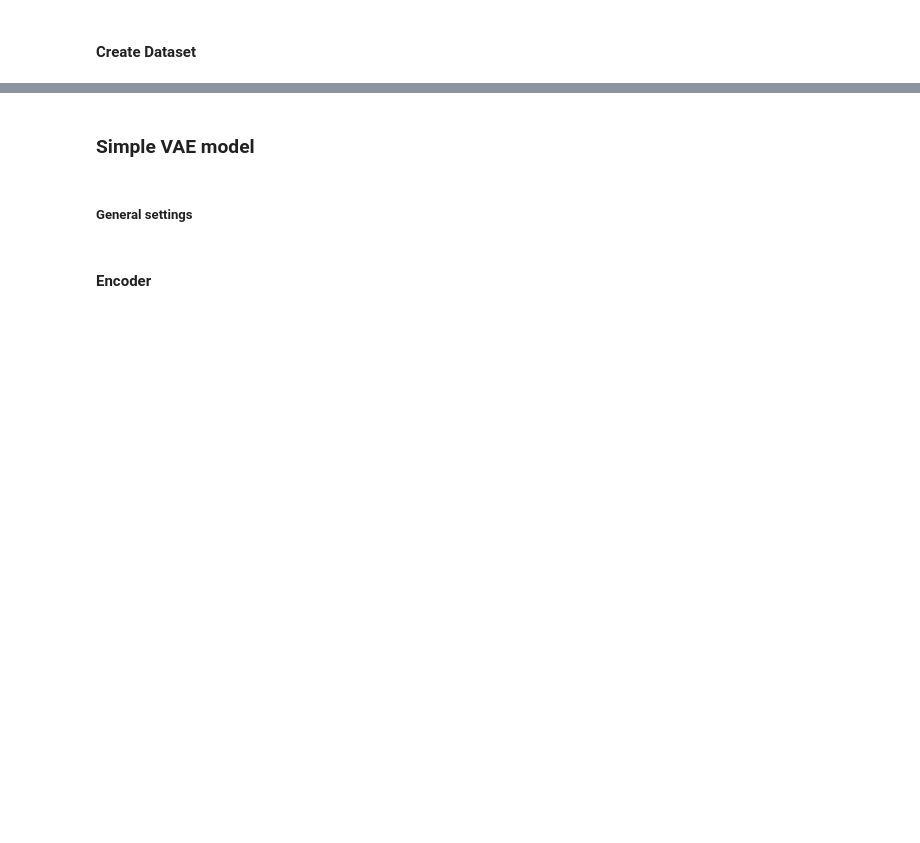
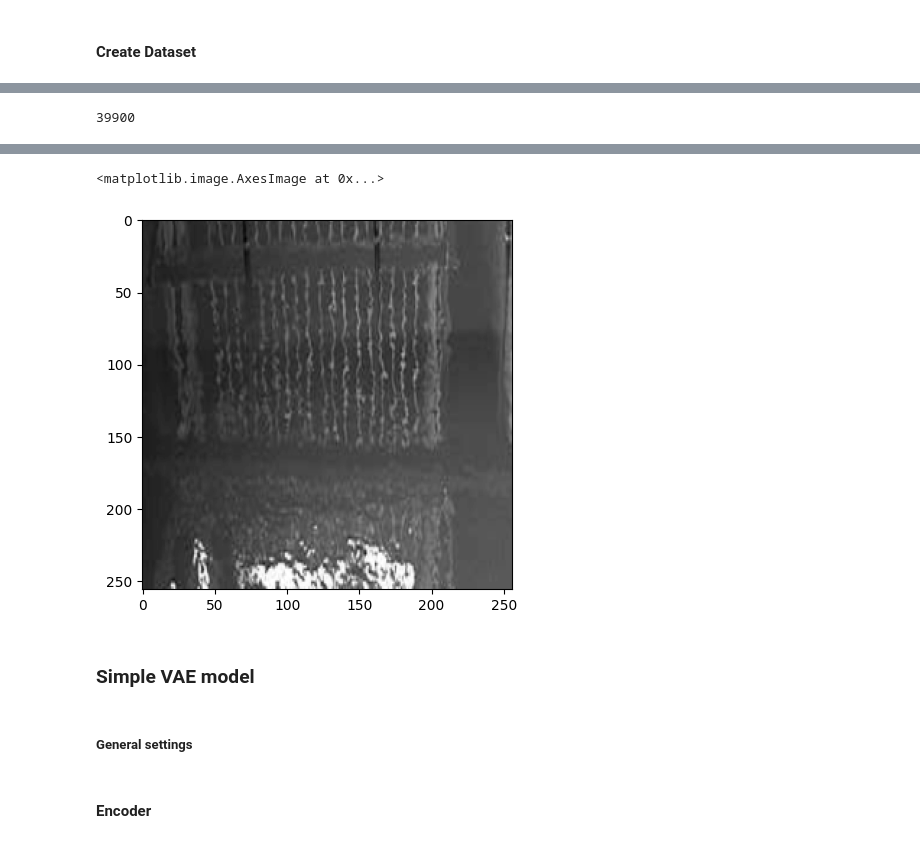
Before and after one commit to EmbeddedAndMore/AD-VAE, a Jupyter notebook: vae.ipynb, the cells around one changed output, grey strips where cells are left out. Cells and saved outputs as stored; diff of their text form; code cells hidden in the pictures; blank space fills up the shorter version.

```diff
--- a/vae.ipynb
+++ b/vae.ipynb
@@ -20,7 +21,8 @@ from joblib import Parallel, delayed
 # %%
 class TrashDataset(Dataset):
 
-    def __init__(self, root_dir, train=True, transform=None):
+    def __init__(self, root_dir, train=True, transform=None, grayscale = True):
+        self.images = []
         self.root_dir = root_dir
         self.transform = transform
         if train:
@@ -29,10 +31,25 @@ class TrashDataset(Dataset):
             self.dataset_path = os.path.join(root_dir,"test/**/*.png")
         self.files = glob.glob(self.dataset_path, recursive=True)
 
+        self.files = self.files[:int(len(self.files)/100) * 100]
+
         if not transform:
             # if no transform is passed do a resize
-            tf = T.Compose([T.Resize((256,256)), T.ToGray(), T.ToTensor()])
+            transformations = [T.Resize((256,256)), T.ToTensor()]
+            if grayscale:
+                transformations.insert(1, T.Grayscale())
+            tf = T.Compose(transformations)
             self.transform = tf
+
+
+        results = Parallel(n_jobs=10,verbose=10,batch_size=100)(delayed(self._load_images)(img_file) for img_file in self.files)
+        self.images = results
+
+    def _load_images(self, img_path):
+        img = Image.open(img_path)
+        if self.transform:
+            img = self.transform(img)
+        return img
 
     def __len__(self):
         return len(self.files)
@@ -40,15 +57,13 @@ class TrashDataset(Dataset):
 
     def __getitem__(self, idx):
         img_path = self.files[idx]
-        img = Image.open(img_path)
-
-        if self.transform:
-            img = self.transform(img)
+        img = self.images[idx]
 
         label = not ("/notrash" in img_path)
         return img, int(label)
 # %%
-dataset = TrashDataset("../student_db", train=False)
-dataset[-1][0].size()
-# plt.imshow(dataset[-1][0].permute(1, 2, 0) )
+dataset = TrashDataset("../student_db", train=True)
+print(len(dataset))
+# dataset[-1][0].size()
+plt.imshow(dataset[-1][0].permute(1, 2, 0),cmap="gray")
 # %% [output]
@@ -55,0 +87 @@ torch.Size([3, 256, 256])
+39900
@@ -56,3 +89,5 @@ torch.Size([3, 256, 256])
+<matplotlib.image.AxesImage at 0x...>
+[figure, added]
 # %% [markdown]
 ### Simple VAE model
 # %% [markdown]
```
Also changed, not shown: parts of 14 cells of this notebook, 2 other files.
